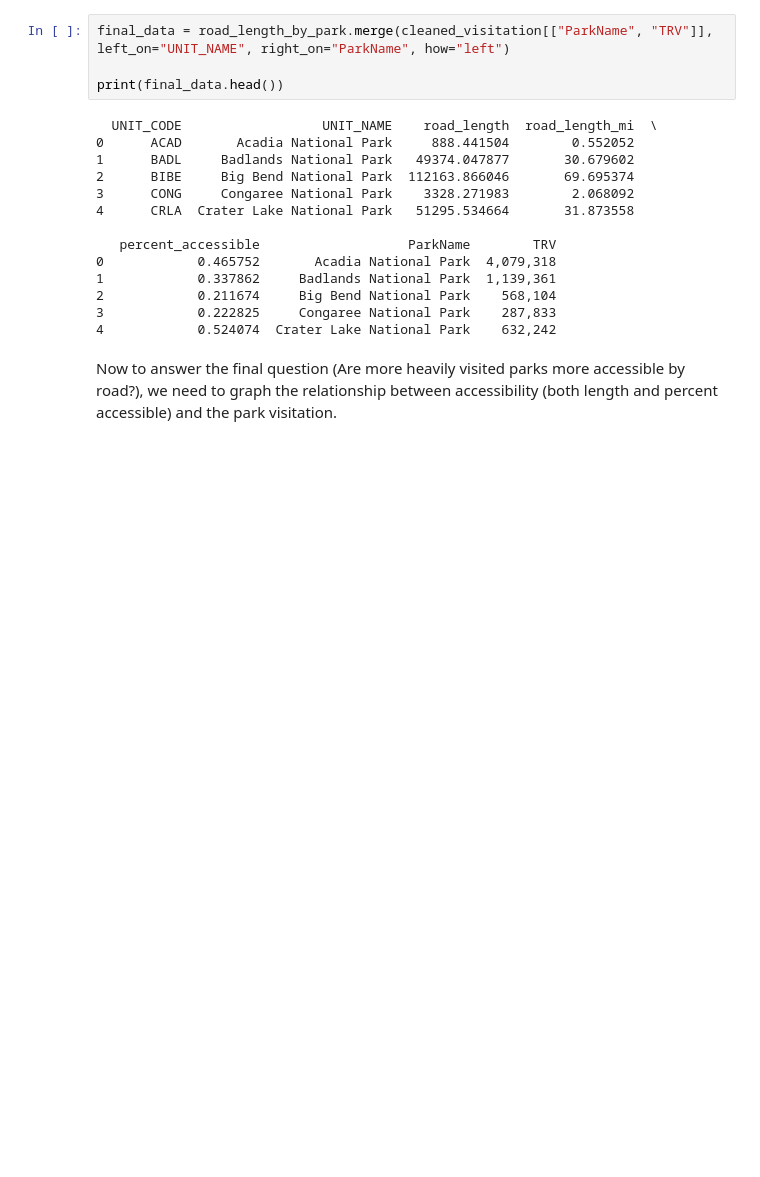
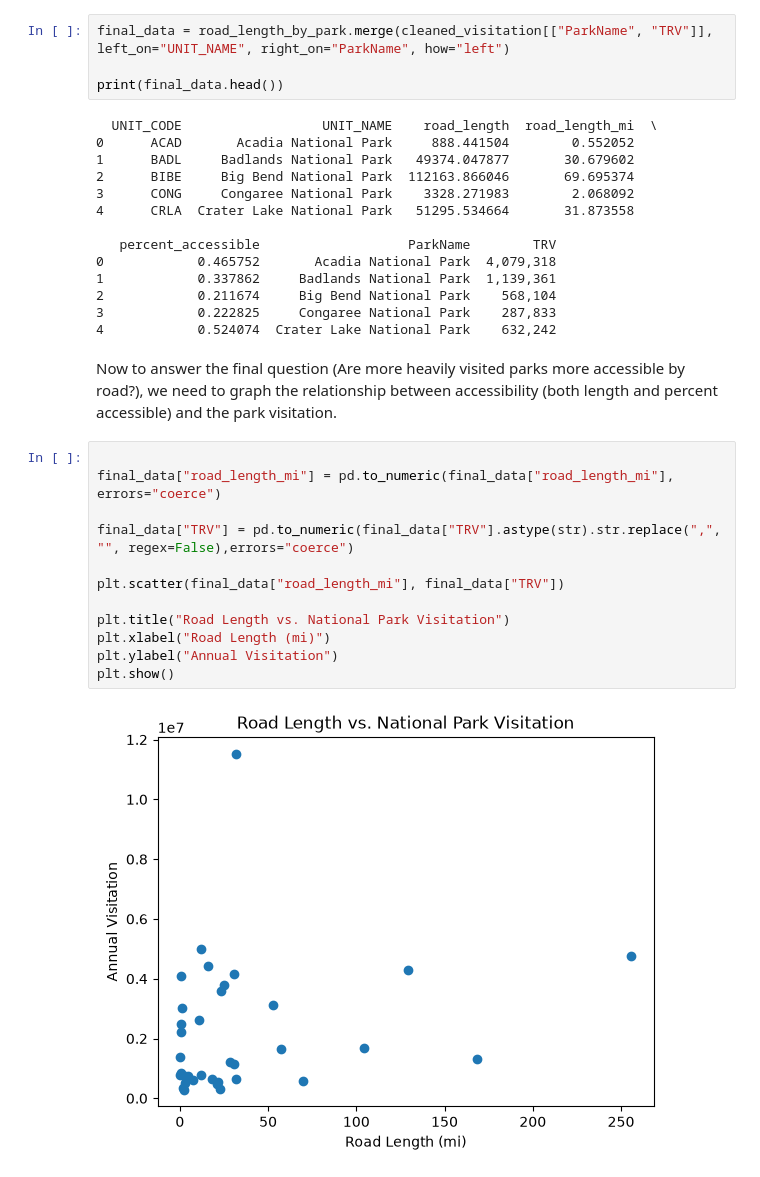
Before and after one commit to MarenKloempken/geog592-marenk, a Jupyter notebook: homework/week07/marenk-hw08.ipynb, the cells around one changed output. Cells and saved outputs as stored; diff of their text form; blank space fills up the shorter version.

```diff
--- a/homework/week07/marenk-hw08.ipynb
+++ b/homework/week07/marenk-hw08.ipynb
@@ -407,3 +408,17 @@ print(final_data.head())
 4            0.524074  Crater Lake National Park    632,242
 # %% [markdown]
 Now to answer the final question (Are more heavily visited parks more accessible by road?), we need to graph the relationship between accessibility (both length and percent accessible) and the park visitation.
+# %%
+
+final_data["road_length_mi"] = pd.to_numeric(final_data["road_length_mi"], errors="coerce")
+
+final_data["TRV"] = pd.to_numeric(final_data["TRV"].astype(str).str.replace(",", "", regex=False),errors="coerce")
+
+plt.scatter(final_data["road_length_mi"], final_data["TRV"])
+
+plt.title("Road Length vs. National Park Visitation")
+plt.xlabel("Road Length (mi)")
+plt.ylabel("Annual Visitation")
+plt.show()
+# %% [output]
+[figure, added]
```
Also changed, not shown: parts of 6 cells of this notebook.
